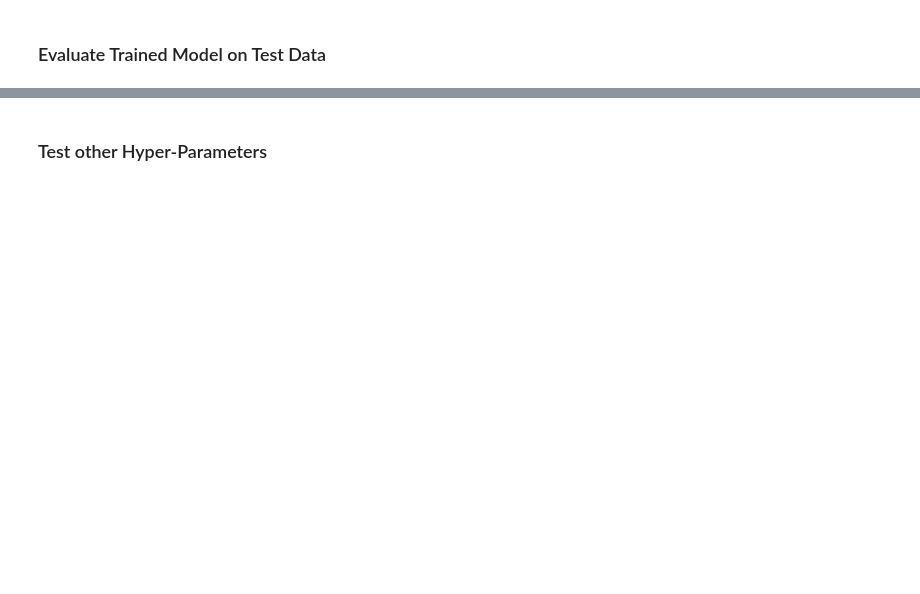
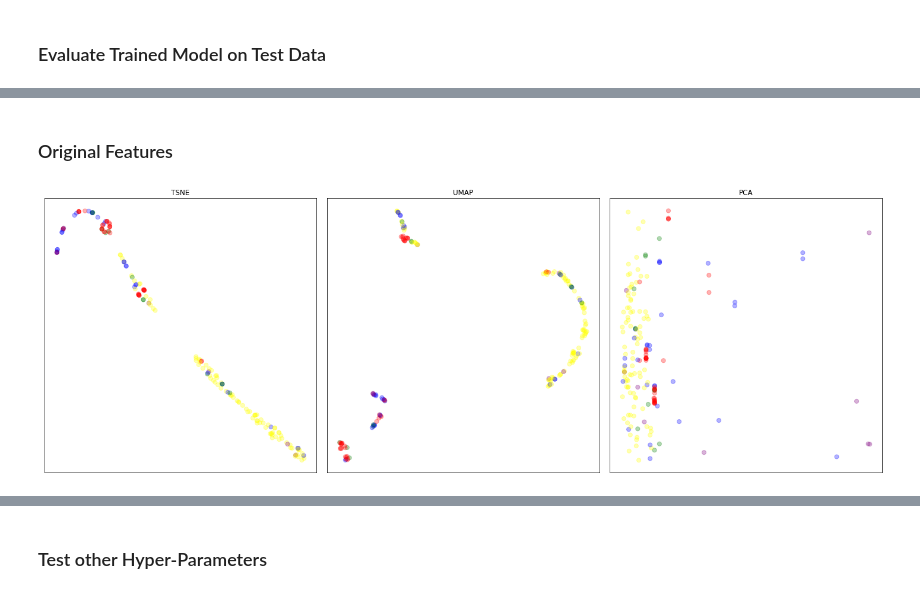
Before and after one commit to PJ7668/ml-for-ssa, a Jupyter notebook: TLE Examples.ipynb, the cells around one changed output, grey strips where cells are left out. Saved outputs shown, nothing was run; the diff lists cells and outputs as text; code cells hidden in the pictures; blank space fills up the shorter version.

```diff
--- a/TLE Examples.ipynb
+++ b/TLE Examples.ipynb
@@ -260,0 +303,26 @@ __TODO__ : Add a comparison between the features extracted in an intermediate la
+# %%
+def visualize_embedding(X, y, y_names=None):
+
+    # Fit each embedding
+    pca_embedding = PCA(n_components=2).fit_transform(X)
+    tsne_embedding = TSNE(n_components=2).fit_transform(X)
+    umap_embedding = umap.UMAP().fit_transform(X)
+
+    # Choose a color scheme
+    colors = ['red', 'blue', 'yellow', 'purple', 'green', 'pink']
+    colors = [ colors[ndx] for ndx in y ]
+
+    # Plot the Embeddings
+    embeddings = [
+        ('TSNE', tsne_embedding),
+        ('UMAP', umap_embedding),
+        ('PCA',  pca_embedding)
+    ]
+    fig, axes = plt.subplots(ncols=len(embeddings), figsize=(20,7))
+    for ndx, (title, xy) in enumerate(embeddings):
+        ax = axes[ndx]
+        ax.scatter(xy[:,0], xy[:,1], c=colors, alpha=0.3, s=50)
+        ax.set_title(title)
+        ax.xaxis.set_visible(False)
+        ax.yaxis.set_visible(False)
+    plt.tight_layout()
@@ -260,0 +334,6 @@ __TODO__ : Add a comparison between the features extracted in an intermediate la
+# %% [markdown]
+### Original Features
+# %%
+visualize_embedding(X_test, y_test)
+# %% [output]
+[figure, added]
```
Also changed, not shown: parts of 15 cells of this notebook, 2 other files.
